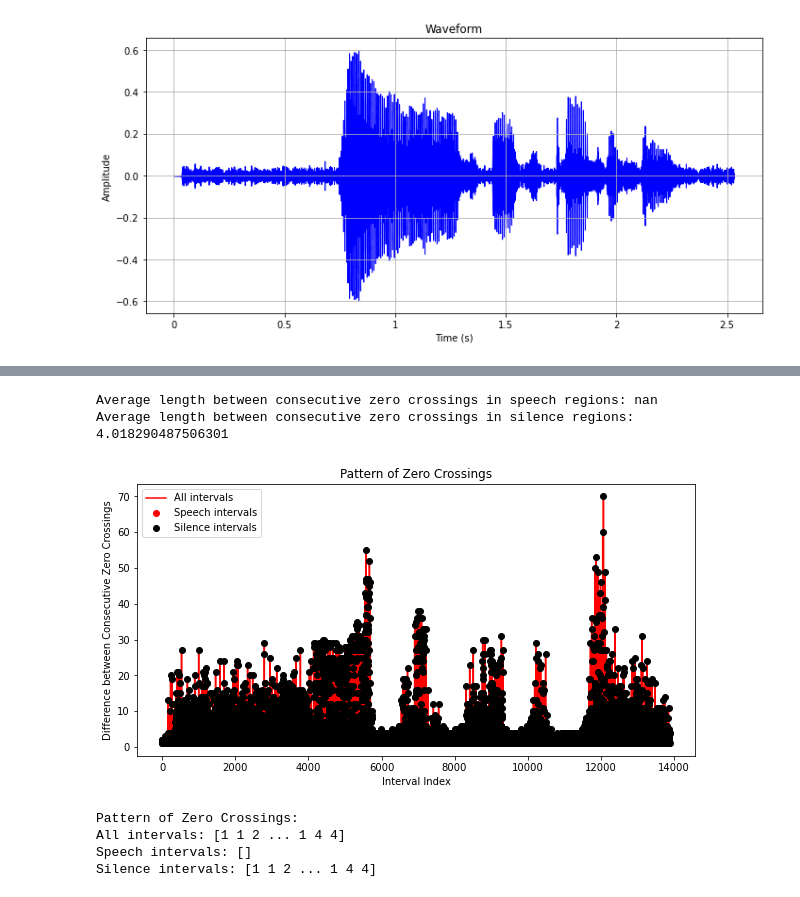
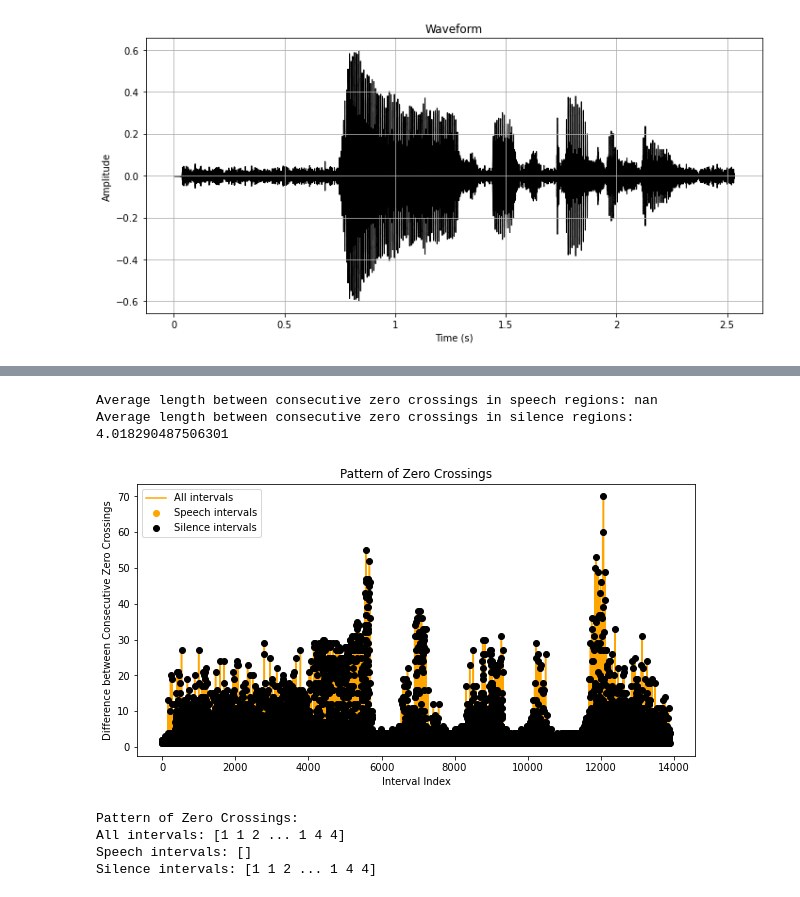
Before and after one commit to Vamsidhar2217/AI_in_speech_processing, a Jupyter notebook: 21089_Lab2.ipynb, the cells around one changed output, grey strips where cells are left out. Drawn from its saved outputs; the diff is of its cells as text; code cells hidden in the pictures.

```diff
--- a/21089_Lab2.ipynb
+++ b/21089_Lab2.ipynb
@@ -34,18 +34,18 @@ Playing First Derivative Signal:
 [interactive output not drawn]
 # %%
 plt.figure(figsize=(10, 5))
-librosa.display.waveshow(audio_signal, sr=sample_rate, color='')
+librosa.display.waveshow(audio_signal, sr=sample_rate, color='black')
 plt.title('Waveform')
 plt.xlabel('Time (s)')
 plt.ylabel('Amplitude')
 plt.grid(True)
 plt.tight_layout()
 plt.show()
 
 # Playing back the audio
 ipd.Audio(audio_signal, rate=sample_rate)
 # %% [output]
-[figure, old version]
+[figure, new version]
 [interactive output not drawn]
 # %%
 #A2
@@ -67,8 +67,8 @@ print("Average length between consecutive zero crossings in silence regions:", a
 
 # Plotting
 plt.figure(figsize=(10, 5))
-plt.plot(zero_crossing_diffs, label='All intervals', color='red')
-plt.plot(np.arange(len(speech_intervals)), speech_intervals, 'ro', label='Speech intervals', color='red')
+plt.plot(zero_crossing_diffs, label='All intervals', color='orange')
+plt.plot(np.arange(len(speech_intervals)), speech_intervals, 'ro', label='Speech intervals', color='orange')
 plt.plot(np.arange(len(speech_intervals), len(speech_intervals) + len(silence_intervals)), silence_intervals, 'bo', label='Silence intervals', color='black')
 plt.title('Pattern of Zero Crossings')
 plt.xlabel('Interval Index')
@@ -84,7 +84,7 @@ print("Silence intervals:", silence_intervals)
 # %% [output]
 Average length between consecutive zero crossings in speech regions: nan
 Average length between consecutive zero crossings in silence regions: 4.018290487506301
-[figure, old version]
+[figure, new version]
 Pattern of Zero Crossings:
 All intervals: [1 1 2 ... 1 4 4]
 Speech intervals: []
```
Also changed, not shown: parts of 2 cells of this notebook.
